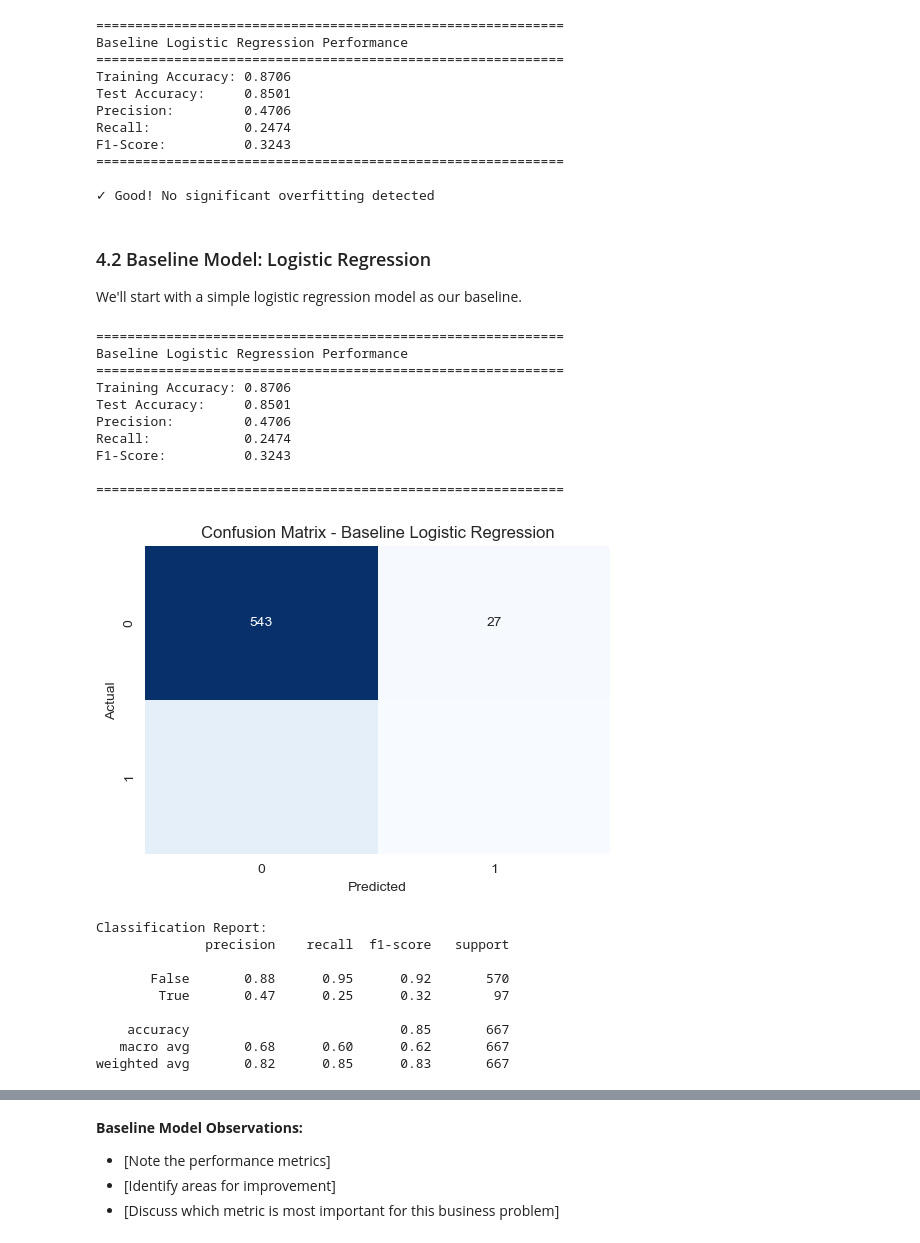
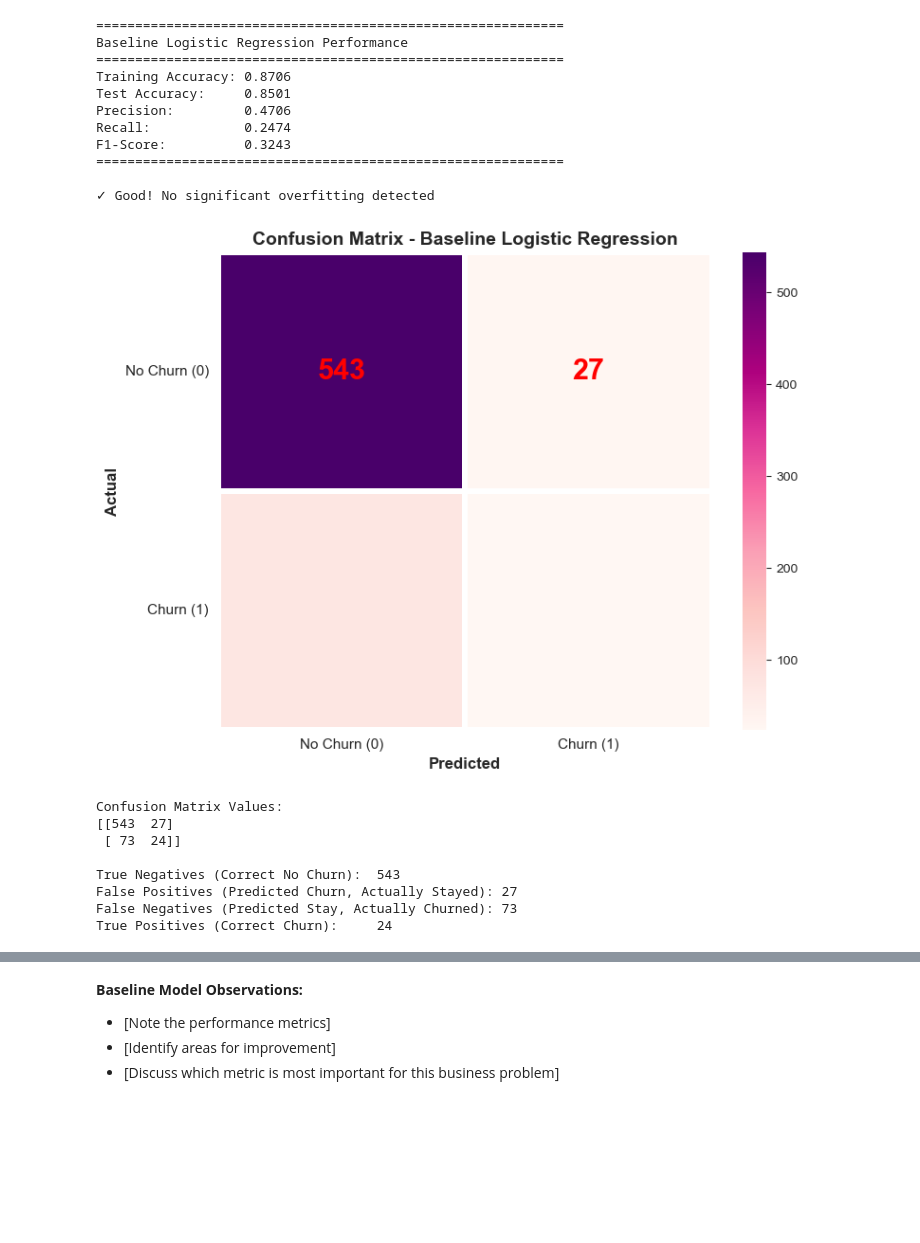
Before and after one commit to mkxangie/SyriaTel-Project, a Jupyter notebook: syriatel.ipynb, the cells around one changed output, grey strips where cells are left out. Drawn from its saved outputs; the diff is of its cells as text; code cells hidden in the pictures; blank space fills up the shorter version.

Commit message:
confusion matrix done

```diff
--- a/syriatel.ipynb
+++ b/syriatel.ipynb
@@ -631,22 +631,23 @@ F1-Score:          0.3243
 # %%
 # Create confusion matrix
 cm = confusion_matrix(y_test, y_test_pred)
 
-# Plot confusion matrix with better styling
+# Plot with darker colors
 plt.figure(figsize=(8, 6))
-sns.heatmap(cm, annot=True, fmt='d', cmap='Blues', cbar=True,
-            annot_kws={"size": 18, "weight": "bold", "color": "black"},
-            linewidths=2, linecolor='black',
-            vmin=0, vmax=cm.max())
+sns.heatmap(cm, annot=True, fmt='d', cmap='RdPu', cbar=True,
+            annot_kws={"size": 22, "weight": "bold", "color": "red"},
+            linewidths=3, linecolor='white')
 
 # Add labels
 plt.title('Confusion Matrix - Baseline Logistic Regression', fontsize=14, fontweight='bold')
 plt.ylabel('Actual', fontsize=12, fontweight='bold')
 plt.xlabel('Predicted', fontsize=12, fontweight='bold')
 
-# Change tick labels to business-friendly terms
+# Change tick labels
 plt.xticks([0.5, 1.5], ['No Churn (0)', 'Churn (1)'], rotation=0, fontsize=11)
 plt.yticks([0.5, 1.5], ['No Churn (0)', 'Churn (1)'], rotation=0, fontsize=11)
 
 plt.tight_layout()
 plt.show()
+# %% [output]
+[figure, added]
@@ -706,39 +654,18 @@ def evaluate_model(model, X_train, X_test, y_train, y_test, model_name="Model"):
-# %% [markdown]
-### 4.2 Baseline Model: Logistic Regression
-
-We'll start with a simple logistic regression model as our baseline.
-# %%
-# Initialize and train baseline model
-baseline_model = LogisticRegression(random_state=42, max_iter=1000)
-baseline_model.fit(X_train_scaled, y_train)
-
-# Evaluate
-baseline_results = evaluate_model(
-    baseline_model,
-    X_train_scaled,
-    X_test_scaled,
-    y_train,
-    y_test,
-    model_name="Baseline Logistic Regression"
-)
-# %% [output]
-============================================================
-Baseline Logistic Regression Performance
-============================================================
-Training Accuracy: 0.8706
-Test Accuracy:     0.8501
-Precision:         0.4706
-Recall:            0.2474
-F1-Score:          0.3243
-
-============================================================
-[figure, removed]
-Classification Report:
-              precision    recall  f1-score   support
-
-       False       0.88      0.95      0.92       570
-        True       0.47      0.25      0.32        97
-
-    accuracy                           0.85       667
-   macro avg       0.68      0.60      0.62       667
-weighted avg       0.82      0.85      0.83       667
+# %%
+# Print the confusion matrix values to see what we're dealing with
+print("Confusion Matrix Values:")
+print(cm)
+print()
+print(f"True Negatives (Correct No Churn):  {cm[0,0]}")
+print(f"False Positives (Predicted Churn, Actually Stayed): {cm[0,1]}")
+print(f"False Negatives (Predicted Stay, Actually Churned): {cm[1,0]}")
+print(f"True Positives (Correct Churn):     {cm[1,1]}")
+# %% [output]
+Confusion Matrix Values:
+[[543  27]
+ [ 73  24]]
+
+True Negatives (Correct No Churn):  543
+False Positives (Predicted Churn, Actually Stayed): 27
+False Negatives (Predicted Stay, Actually Churned): 73
+True Positives (Correct Churn):     24
```
Also changed, not shown: parts of 5 cells of this notebook.
